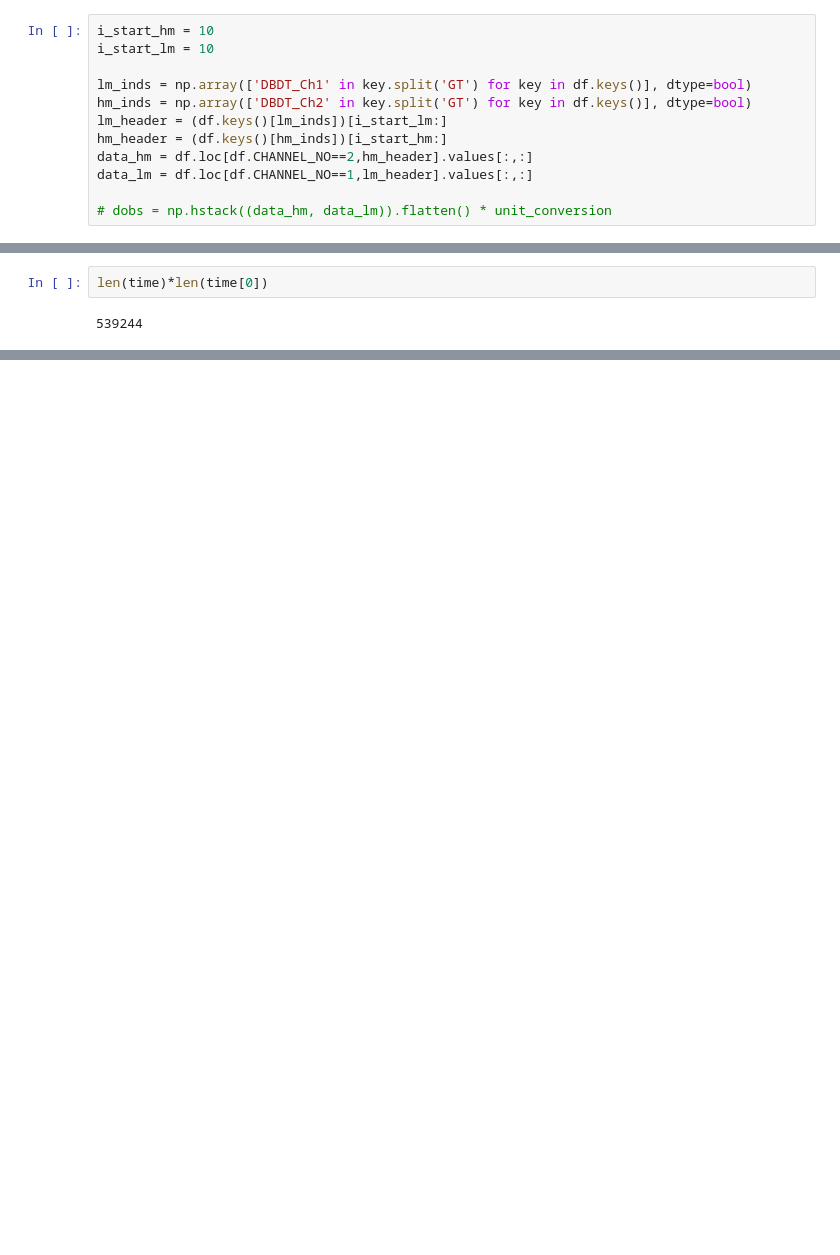
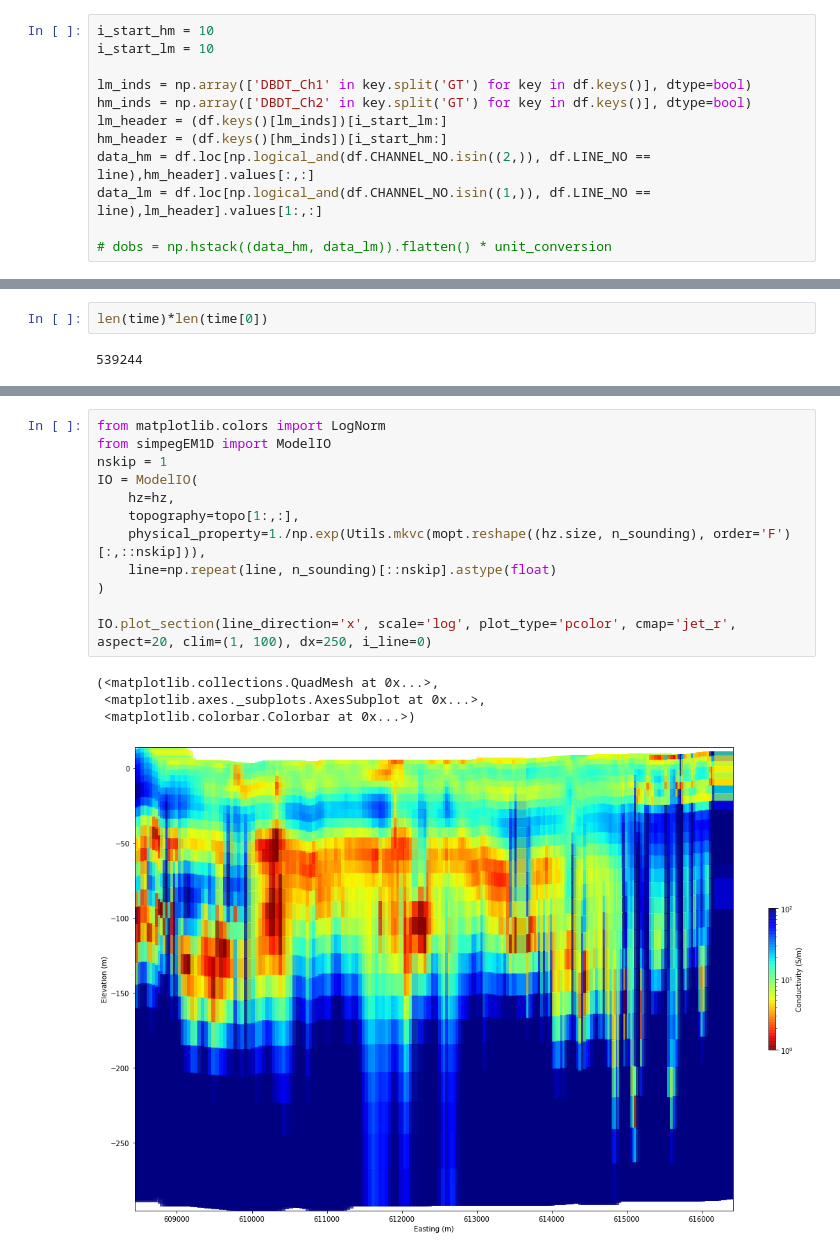
Before and after one commit to igotchalk/timelapseAEM, a Jupyter notebook: notebook/2D_2017vs2019.ipynb, the cells around one changed output, grey strips where cells are left out. Saved outputs shown, nothing was run; the diff lists cells and outputs as text; blank space fills up the shorter version.

```diff
--- a/notebook/2D_2017vs2019.ipynb
+++ b/notebook/2D_2017vs2019.ipynb
@@ -376,7 +370,7 @@ lm_inds = np.array(['DBDT_Ch1' in key.split('GT') for key in df.keys()], dtype=b
 hm_inds = np.array(['DBDT_Ch2' in key.split('GT') for key in df.keys()], dtype=bool)
 lm_header = (df.keys()[lm_inds])[i_start_lm:]
 hm_header = (df.keys()[hm_inds])[i_start_hm:]
-data_hm = df.loc[df.CHANNEL_NO==2,hm_header].values[:,:]
-data_lm = df.loc[df.CHANNEL_NO==1,lm_header].values[:,:]
+data_hm = df.loc[np.logical_and(df.CHANNEL_NO.isin((2,)), df.LINE_NO == line),hm_header].values[:,:]
+data_lm = df.loc[np.logical_and(df.CHANNEL_NO.isin((1,)), df.LINE_NO == line),lm_header].values[1:,:]
 
 # dobs = np.hstack((data_hm, data_lm)).flatten() * unit_conversion
@@ -503,0 +502,17 @@ DataMisfit
+# %%
+from matplotlib.colors import LogNorm
+from simpegEM1D import ModelIO
+nskip = 1
+IO = ModelIO(
+    hz=hz,
+    topography=topo[1:,:],
+    physical_property=1./np.exp(Utils.mkvc(mopt.reshape((hz.size, n_sounding), order='F')[:,::nskip])),
+    line=np.repeat(line, n_sounding)[::nskip].astype(float)
+)
+
+IO.plot_section(line_direction='x', scale='log', plot_type='pcolor', cmap='jet_r', aspect=20, clim=(1, 100), dx=250, i_line=0)
+# %% [output]
+(<matplotlib.collections.QuadMesh at 0x...>,
+ <matplotlib.axes._subplots.AxesSubplot at 0x...>,
+ <matplotlib.colorbar.Colorbar at 0x...>)
+[figure, added]
```
Also changed, not shown: parts of 30 cells of this notebook.
